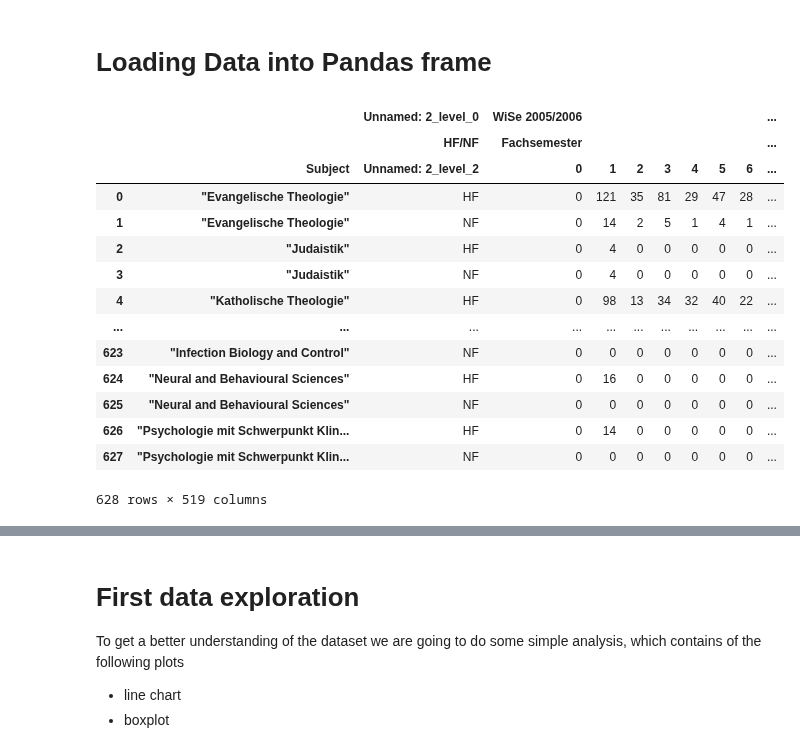
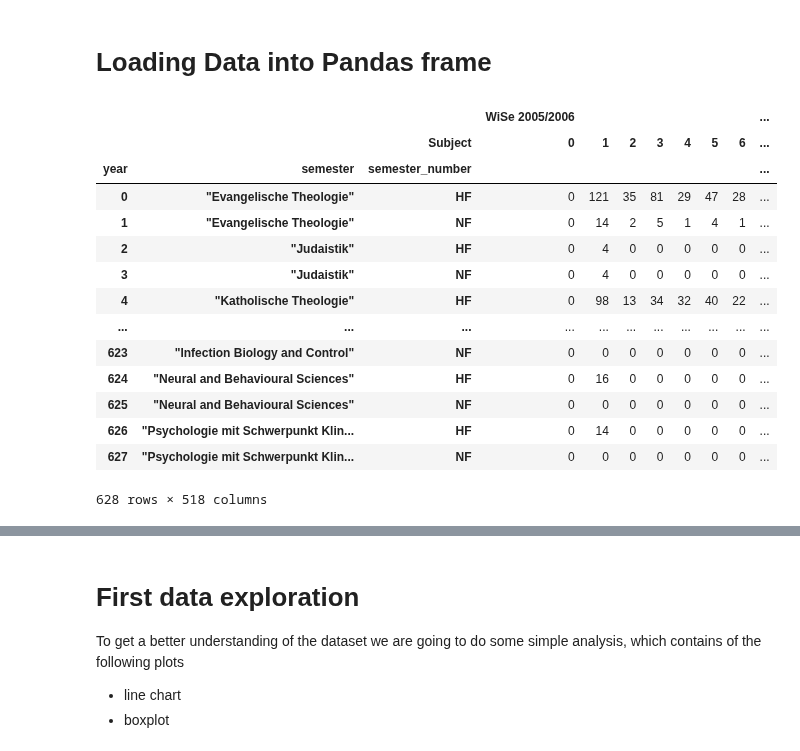
Before and after one commit to mxs01/AnalysingStudentDevelopment, a Jupyter notebook: code/students_data_per_semester.ipynb, the cells around one changed output, grey strips where cells are left out. Saved outputs shown, nothing was run; the diff lists cells and outputs as text; code cells hidden in the pictures.

```diff
--- a/code/students_data_per_semester.ipynb
+++ b/code/students_data_per_semester.ipynb
@@ -9,14 +10,16 @@ from constants import BASE_DIR, PLOT_DIR
 # %%
 path = os.path.join(BASE_DIR,"data", "student_data_per_subject.xlsx")
 sheet = "Sheet1"
 
-studentsDataAllSubjects = pd.read_excel(path,sheet_name=sheet, header=[0,1,2], index_col=[0,1])
+studentsDataAllSubjects = pd.read_excel(path,sheet_name=sheet, header=[0,2], index_col=[0,1,2])
+studentsDataAllSubjects.fillna(0, inplace=True)
 
+studentsDataAllSubjects.index.names = ["year","semester","semester_number"]
 studentsDataAllSubjects
 # %% [output]
-|  |  | Unnamed: 2_level_0 | WiSe 2005/2006 |  |  |  |  |  |  | ... |
-|  |  | HF/NF | Fachsemester |  |  |  |  |  |  | ... |
-|  | Subject | Unnamed: 2_level_2 | 0 | 1 | 2 | 3 | 4 | 5 | 6 | ... |
+|  |  |  | WiSe 2005/2006 |  |  |  |  |  |  | ... |
+|  |  | Subject | 0 | 1 | 2 | 3 | 4 | 5 | 6 | ... |
+| year | semester | semester_number |  |  |  |  |  |  |  | ... |
 | 0 | "Evangelische Theologie" | HF | 0 | 121 | 35 | 81 | 29 | 47 | 28 | ... |
 | 1 | "Evangelische Theologie" | NF | 0 | 14 | 2 | 5 | 1 | 4 | 1 | ... |
 | 2 | "Judaistik" | HF | 0 | 4 | 0 | 0 | 0 | 0 | 0 | ... |
@@ -28,7 +31,7 @@ studentsDataAllSubjects
 | 625 | "Neural and Behavioural Sciences" | NF | 0 | 0 | 0 | 0 | 0 | 0 | 0 | ... |
 | 626 | "Psychologie mit Schwerpunkt Klin... | HF | 0 | 14 | 0 | 0 | 0 | 0 | 0 | ... |
 | 627 | "Psychologie mit Schwerpunkt Klin... | NF | 0 | 0 | 0 | 0 | 0 | 0 | 0 | ... |
-628 rows × 519 columns
+628 rows × 518 columns
 # %%
 allStudentsPerSemesterAndYear = studentsDataAllSubjects.sum(numeric_only=True)
 allStudentsPerSemesterAndYear
```
Also changed, not shown: parts of 8 cells of this notebook.
